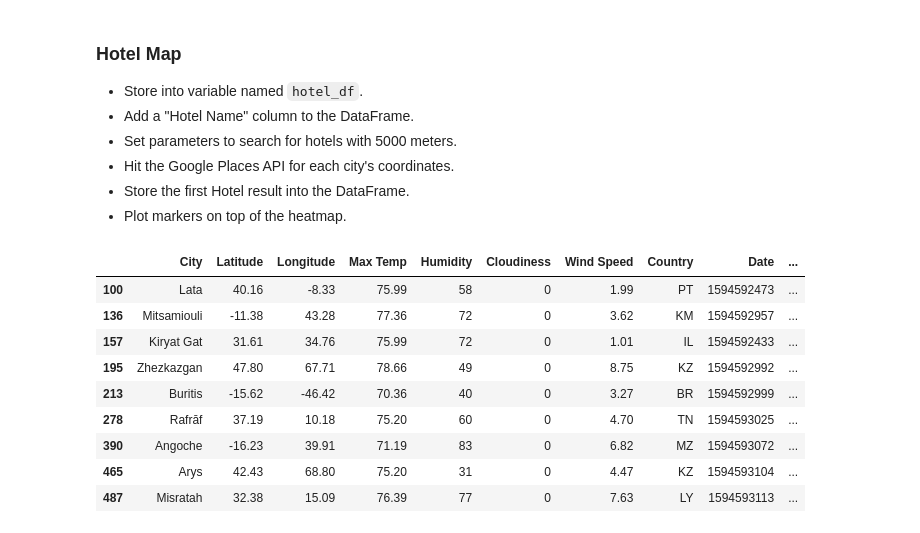
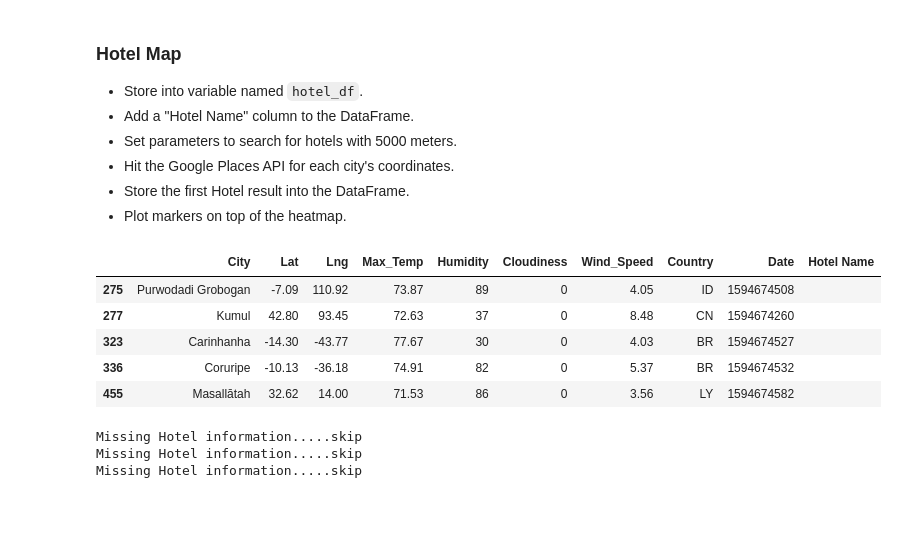
Before and after one commit to charlim26/python-api-challenge, a Jupyter notebook: WeatherPy/VacationPy.ipynb, the cells around one changed output. Cells and saved outputs as stored; diff of their text form; code cells hidden in the pictures.

```diff
--- a/WeatherPy/VacationPy.ipynb
+++ b/WeatherPy/VacationPy.ipynb
@@ -54,7 +54,7 @@ fig
 * Narrow down the cities to fit weather conditions.
 * Drop any rows will null values.
 # %%
-cities_narrow = city_data_df.loc[(city_data_df["Max Temp"]>70) & (city_data_df["Max Temp"]<80)&(city_data_df["Wind Speed"]<10)&(city_data_df["Cloudiness"]==0),:]
+cities_narrow = city_data_df.loc[(city_data_df["Max_Temp"]>70) & (city_data_df["Max_Temp"]<80)&(city_data_df["Wind_Speed"]<10)&(city_data_df["Cloudiness"]==0),:].tail(10)
 cities_narrow = cities_narrow.dropna(how="any")
 cities_narrow
 # %% [output]
@@ -83,18 +84,14 @@ len(cities_narrow)
 # %%
 hotel_df = cities_narrow.copy()
 hotel_df["Hotel Name"] = ""
-hotel_df.head(100)
+hotel_df.head()
 # %% [output]
-|  | City | Latitude | Longitude | Max Temp | Humidity | Cloudiness | Wind Speed | Country | Date | ... |
-| 100 | Lata | 40.16 | -8.33 | 75.99 | 58 | 0 | 1.99 | PT | 1594592473 | ... |
-| 136 | Mitsamiouli | -11.38 | 43.28 | 77.36 | 72 | 0 | 3.62 | KM | 1594592957 | ... |
-| 157 | Kiryat Gat | 31.61 | 34.76 | 75.99 | 72 | 0 | 1.01 | IL | 1594592433 | ... |
-| 195 | Zhezkazgan | 47.80 | 67.71 | 78.66 | 49 | 0 | 8.75 | KZ | 1594592992 | ... |
-| 213 | Buritis | -15.62 | -46.42 | 70.36 | 40 | 0 | 3.27 | BR | 1594592999 | ... |
-| 278 | Rafrāf | 37.19 | 10.18 | 75.20 | 60 | 0 | 4.70 | TN | 1594593025 | ... |
-| 390 | Angoche | -16.23 | 39.91 | 71.19 | 83 | 0 | 6.82 | MZ | 1594593072 | ... |
-| 465 | Arys | 42.43 | 68.80 | 75.20 | 31 | 0 | 4.47 | KZ | 1594593104 | ... |
-| 487 | Misratah | 32.38 | 15.09 | 76.39 | 77 | 0 | 7.63 | LY | 1594593113 | ... |
+|  | City | Lat | Lng | Max_Temp | Humidity | Cloudiness | Wind_Speed | Country | Date | Hotel Name |
+| 275 | Purwodadi Grobogan | -7.09 | 110.92 | 73.87 | 89 | 0 | 4.05 | ID | 1594674508 |  |
+| 277 | Kumul | 42.80 | 93.45 | 72.63 | 37 | 0 | 8.48 | CN | 1594674260 |  |
+| 323 | Carinhanha | -14.30 | -43.77 | 77.67 | 30 | 0 | 4.03 | BR | 1594674527 |  |
+| 336 | Coruripe | -10.13 | -36.18 | 74.91 | 82 | 0 | 5.37 | BR | 1594674532 |  |
+| 455 | Masallātah | 32.62 | 14.00 | 71.53 | 86 | 0 | 3.56 | LY | 1594674582 |  |
 # %%
  # Use the search Hotel Name
 base_url = "https://maps.googleapis.com/maps/api/place/nearbysearch/json?"
@@ -109,8 +106,8 @@ params = {"radius": 5000,
 # Use the lat/lng we recovered to identify Hotels
 for index, row in hotel_df.iterrows():
     # get lat, lng from df
-    lat = row["Latitude"]
-    lng = row["Longitude"]
+    lat = row["Lat"]
+    lng = row["Lng"]
     params["location"] = f"{lat},{lng}"
 
     # make request and print url
@@ -123,4 +120,9 @@ for index, row in hotel_df.iterrows():
 
     except (KeyError, IndexError):
         print("Missing Hotel information.....skip")
+        hotel_df.loc[index, "Hotel Name"] = "n/a"
         pass
+# %% [output]
+Missing Hotel information.....skip
+Missing Hotel information.....skip
+Missing Hotel information.....skip
```
Also changed, not shown: parts of 7 cells of this notebook, 27 other files.
